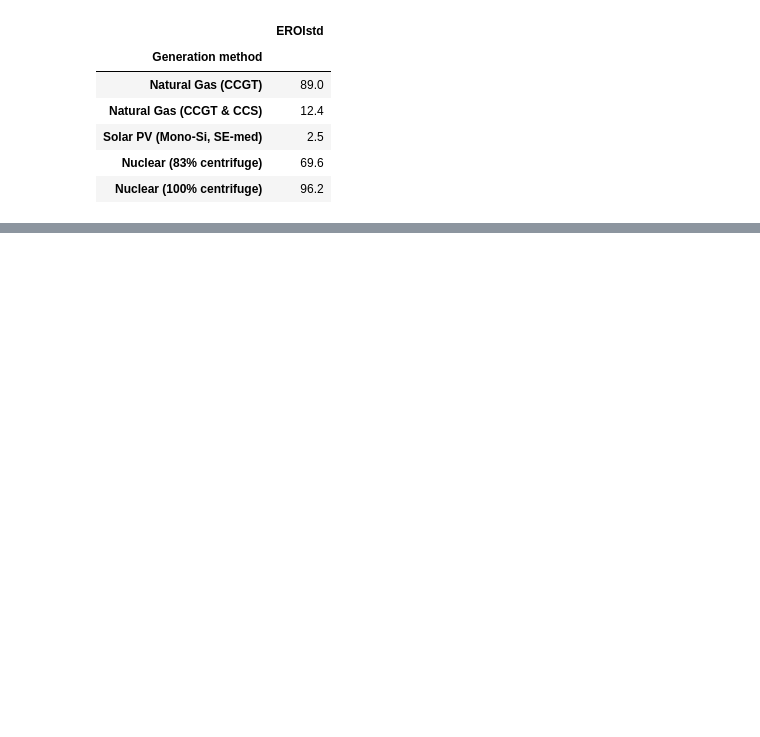
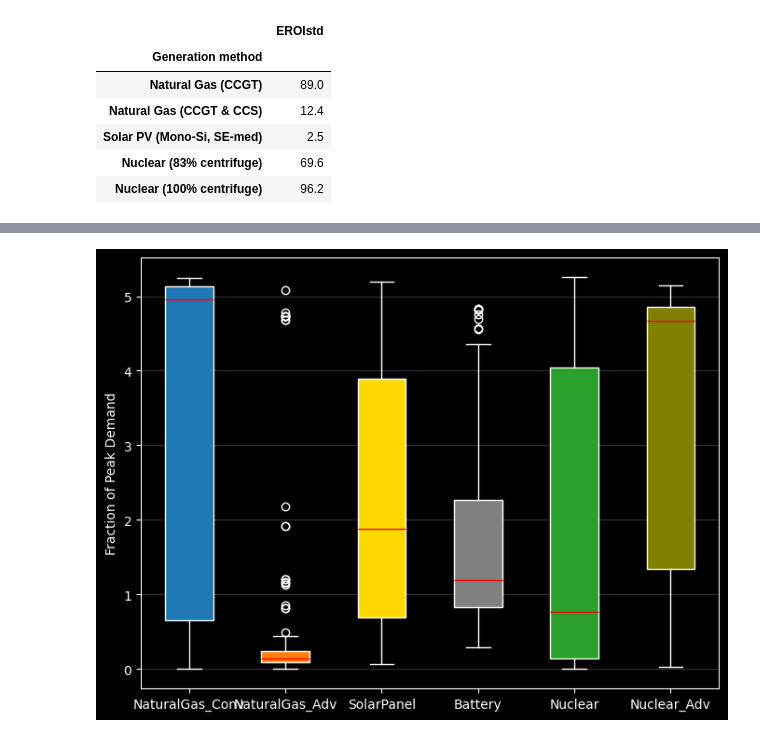
Before and after one commit to arfc/2025-dotson-dissertation, a Jupyter notebook: analysis/scripts/05-examples-scripts/datacenter_example.ipynb, the cells around one changed output, grey strips where cells are left out. Drawn from its saved outputs; the diff is of its cells as text; code cells hidden in the pictures; blank space fills up the shorter version.

```diff
--- a/analysis/scripts/05-examples-scripts/datacenter_example.ipynb
+++ b/analysis/scripts/05-examples-scripts/datacenter_example.ipynb
@@ -121,5 +155,5 @@ solar.om_cost_fixed = 21.001/kW
 # %%
-battery.capital_cost = 1711.403 / kW
-battery.om_cost_fixed = 38.777 / kW
+battery.capital_cost = cost_df.at[('CAPEX','Battery'), 'value'] / kW
+battery.om_cost_fixed = cost_df.at[('Fixed O&M','Natural Gas'), 'value']/ kW
 battery.eroi = 10  # actually an 'ESOI,' from Barnhart and Benson 2013
 # %%
@@ -134 +168,3 @@ nuclear_smr.om_cost_variable = 2.8 / MWh
 nuclear_smr.eroi = eroi_df.at['Nuclear (100% centrifuge)', 'EROIstd']
+# %%
+tech_list = [natural_gas, natural_gas_adv, solar, battery, nuclear_ap1000, nuclear_smr]
@@ -134,0 +260,21 @@ nuclear_smr.eroi = eroi_df.at['Nuclear (100% centrifuge)', 'EROIstd']
+# %%
+with plt.style.context('dark_background'):
+    fig, ax = plt.subplots(1,1,figsize=(8,6))
+
+    bplot = ax.boxplot(res.X,
+                       patch_artist=True,
+                       tick_labels=get_tech_names(problem.technology_list))
+    ax.set_ylabel("Fraction of Peak Demand")
+
+    # fill with colors
+    colors = ['tab:blue', 'tab:orange', 'gold','gray','tab:green','olive']
+    for patch, color in zip(bplot['boxes'], colors):
+        patch.set_facecolor(color)
+
+    for median in bplot['medians']:
+        median.set_color('red')
+
+    ax.yaxis.grid(True, alpha=0.2)
+    plt.show()
+# %% [output]
+[figure, added]
```
Also changed, not shown: parts of 16 cells of this notebook, 3 other files.
